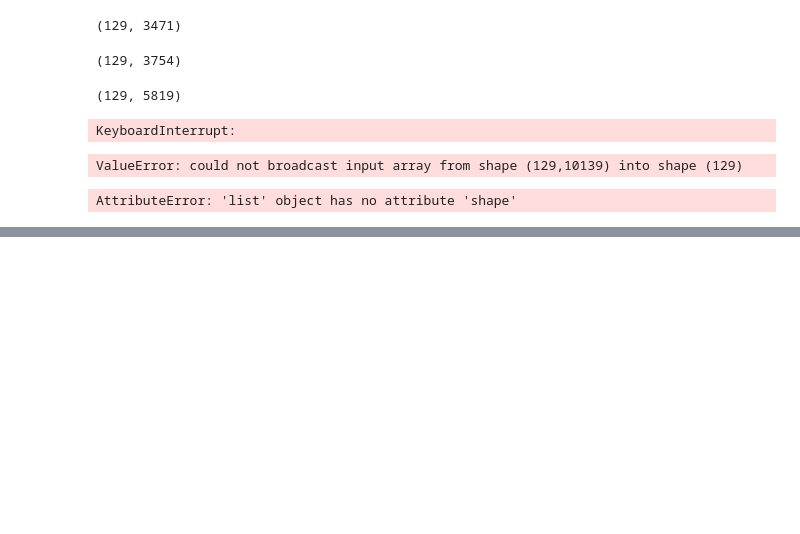
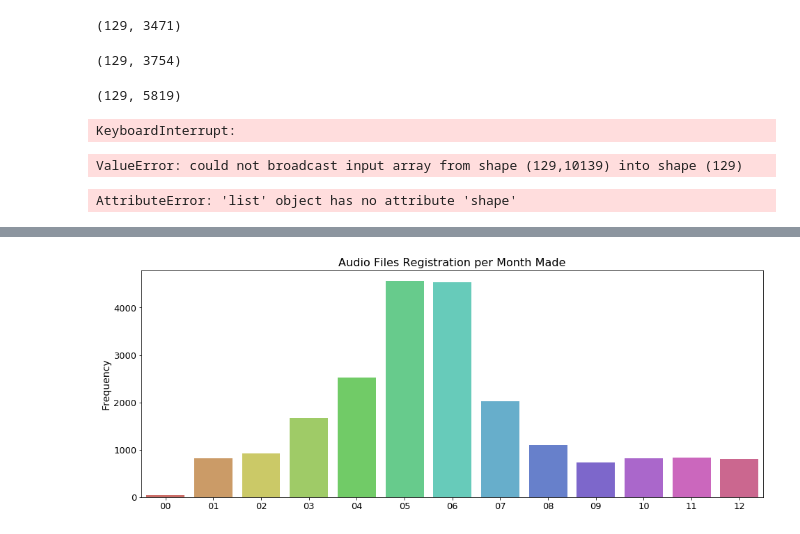
Before and after one commit to mehaKumar/birb, a Jupyter notebook: dataloader.ipynb, the cells around one changed output, grey strips where cells are left out. Cells and saved outputs as stored; diff of their text form; code cells hidden in the pictures; blank space fills up the shorter version.

```diff
--- a/dataloader.ipynb
+++ b/dataloader.ipynb
@@ -53,0 +123,11 @@ AttributeError: 'list' object has no attribute 'shape'
+# %%
+plt.figure(figsize=(16, 6))
+ax = sns.countplot(train_csv['month'], palette="hls")
+
+plt.title("Audio Files Registration per Month Made", fontsize=16)
+plt.xticks(fontsize=13)
+plt.yticks(fontsize=13)
+plt.ylabel("Frequency", fontsize=14)
+plt.xlabel("");
+# %% [output]
+[figure, added]
```
Also changed, not shown: parts of 7 cells of this notebook.
